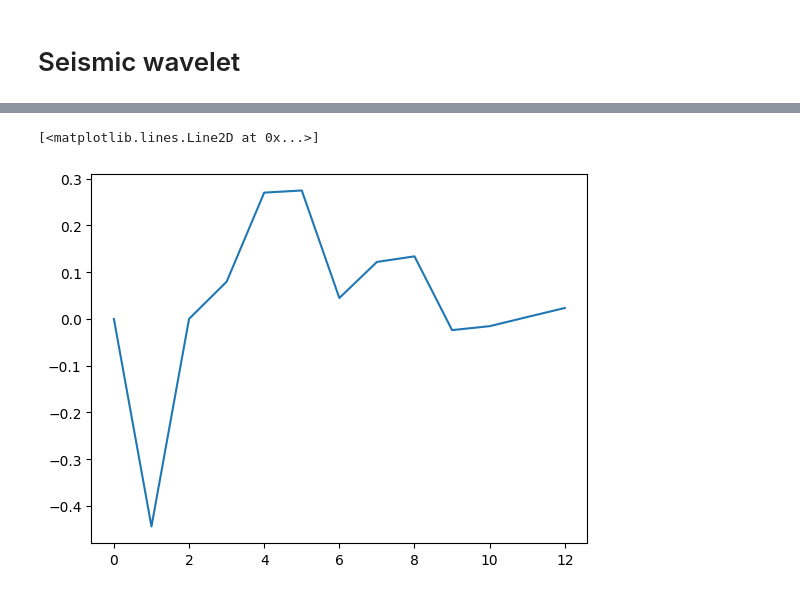
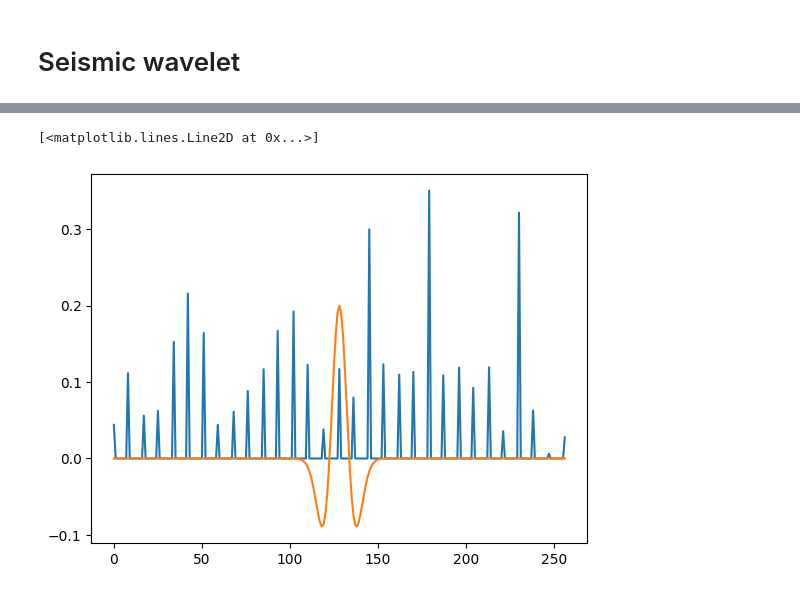
Before and after one commit to Dunckleosteus/seismic, a Jupyter notebook: seismic.ipynb, the cells around one changed output, grey strips where cells are left out. Cells and saved outputs as stored; diff of their text form; code cells hidden in the pictures.

```diff
--- a/seismic.ipynb
+++ b/seismic.ipynb
@@ -189,4 +138,0 @@ We have the capacity to create wavelet @ each stick of the fishbone plot. Now we
-# %%
-for w, t in zip(fish[:, 0], fish[:, 1]):
-  wav = create_wavelet(t, w)
-  plt.plot(wav[:, 0], wav[: , 1])
@@ -195,6 +139,37 @@ for w, t in zip(fish[:, 0], fish[:, 1]):
-# %%
-b = np.convolve(a[0], reflection_coeff[:, 3])
-plt.plot(b)
-# %% [output]
-[<matplotlib.lines.Line2D at 0x...>]
-[figure, removed]
+# %%
+rc = reflection_coeff[0,:]
+#syn = bf.convolve(rc,w)
+syn = np.convolve(rc2, w2, mode='same')
+# %%
+import numpy as np
+
+def expand_with_zeros(arr, target_length):
+    """Étend un tableau en insérant des zéros aux nouvelles positions"""
+    if len(arr) == target_length:
+        return arr
+
+    new_arr = np.zeros(target_length)
+    indices = np.linspace(0, target_length - 1, len(arr), dtype=int)
+
+    for i, index in enumerate(indices):
+        new_arr[index] = arr[i]
+
+    return list(new_arr)
+
+def equalize_arrays(arr1, arr2):
+    max_length = max(len(arr1), len(arr2))
+
+    arr1_expanded = expand_with_zeros(arr1, max_length)
+    arr2_expanded = expand_with_zeros(arr2, max_length)
+
+    return arr1_expanded, arr2_expanded
+
+# Exemple
+
+rc2, w2 = equalize_arrays(rc, w)
+# %%
+plt.plot(rc2)
+plt.plot(w2)
+# %% [output]
+[<matplotlib.lines.Line2D at 0x...>]
+[figure, added]
```
Also changed, not shown: parts of 14 cells of this notebook.
